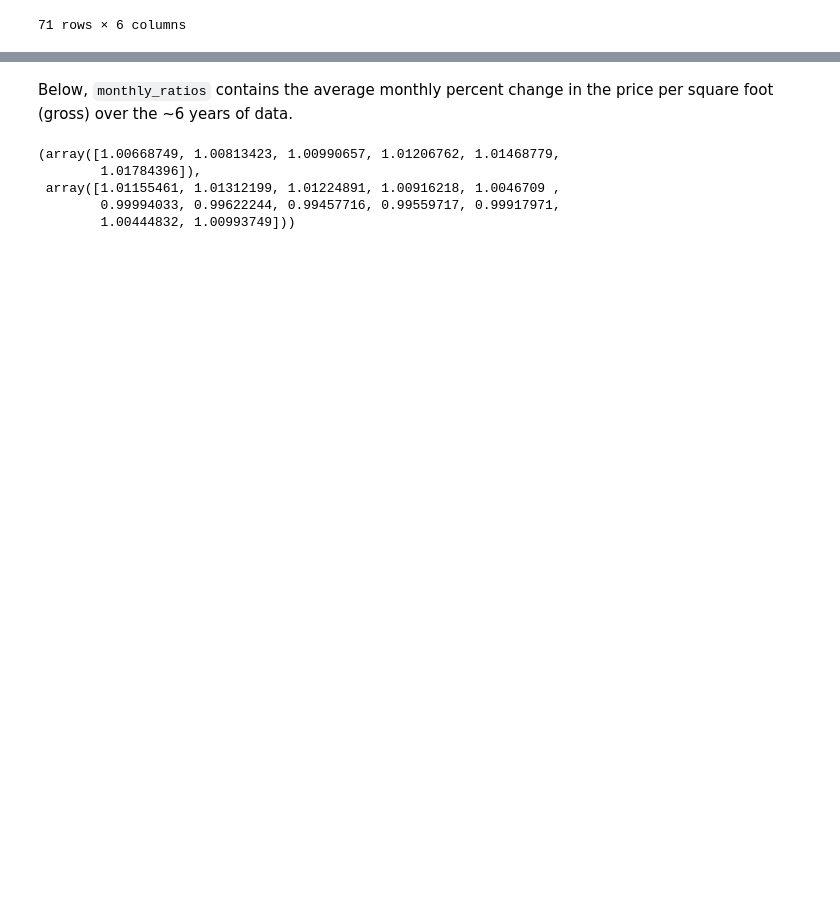
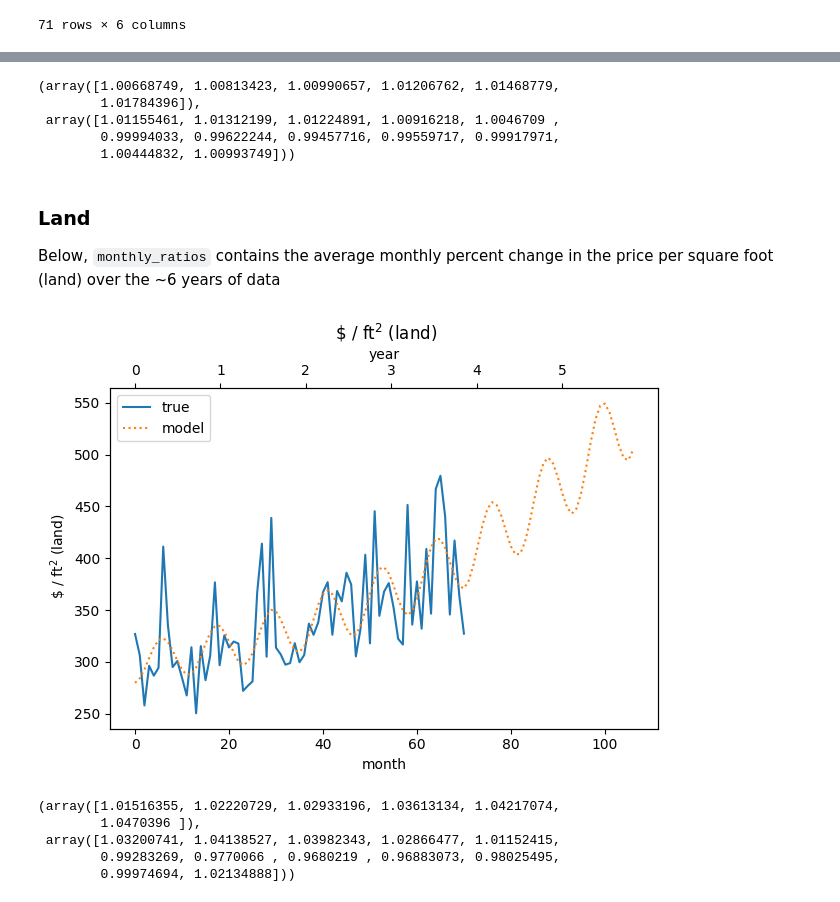
Before and after one commit to seyfdall/Kalman_House, a Jupyter notebook: draft_model.ipynb, the cells around one changed output, grey strips where cells are left out. Saved outputs shown, nothing was run; the diff lists cells and outputs as text; code cells hidden in the pictures; blank space fills up the shorter version.

Commit message:
computed monthly percent changes for land and gross sq ft

```diff
--- a/draft_model.ipynb
+++ b/draft_model.ipynb
@@ -50,11 +52,12 @@ data = data.drop(["NEIGHBORHOOD", "ADDRESS"], axis=1)
 # %%
-data["price_per_land_sq_ft"] = data["SALE PRICE"] / data["LAND SQUARE FEET"]
-data["price_per_gross_sq_ft"] = data["SALE PRICE"] / data["GROSS SQUARE FEET"]
+df["price_per_land_sq_ft"] = df["SALE PRICE"] / df["LAND SQUARE FEET"]
+df["price_per_gross_sq_ft"] = df["SALE PRICE"] / df["GROSS SQUARE FEET"]
 # %%
-grouped = data.groupby(pd.Grouper(key="SALE DATE", freq="ME"))
+grouped = df.groupby(pd.Grouper(key="SALE DATE", freq="ME"))
 means = grouped.mean()
 
 land, gross = means["price_per_land_sq_ft"], means["price_per_gross_sq_ft"]
+datasets = {"land": land, "gross": gross}
 
 means
 # %% [output]
@@ -77,13 +80,15 @@ means
 # %%
-def plot():
-    tls = np.arange(len(gross))
+def plot(name):
+    data = datasets[name]
+
+    tls = np.arange(len(data))
 
     fig, ax = plt.subplots(1, 1)
 
-    ax.plot(tls, gross, color="C0", label="true")
+    ax.plot(tls, data, color="C0", label="true")
 
     ax.set_xlabel("month")
-    ax.set_ylabel(r" \$ / ft$^2$ (gross)")
+    ax.set_ylabel(rf" \$ / ft$^2$ ({name})")
 
     ax2 = ax.twiny()
     ax2.set_xlim(ax.get_xlim())
@@ -91,7 +96,15 @@ def plot():
     ax2.set_xticklabels((tls[::12] / 12).astype(int))
     ax2.set_xlabel("year")
 
-    ax.set_title(r" \$ / ft$^2$ (gross)")
+    ax.set_title(rf" \$ / ft$^2$ ({name})")
     fig.tight_layout()
 
     return fig, ax
+
+
+def model(t, z, a1, a2, b1, b2, b3, b4):
+    return (
+        z
+        + a1 * np.exp(a2 * t / 12)
+        + b1 * np.sin(b2 * 2 * PI / 12 * t + b3) * np.exp(b4 * t / 12)
+    )
@@ -144,8 +133,47 @@ np.round(params, 2), np.round(pcov, 2)
+# %%
+np.round(params, 2), np.round(pcov, 2)
+
+f = lambda t: model(t, *params)
+tls = np.arange(len(data) + 1)
+
+ratios = f(tls + 1) / f(tls)
+reshaped = ratios.reshape(-1, 12)
+monthly_ratios = reshaped.mean(axis=0)
+
+reshaped[:, 0], monthly_ratios
+# %% [output]
+(array([1.00668749, 1.00813423, 1.00990657, 1.01206762, 1.01468779,
+        1.01784396]),
+ array([1.01155461, 1.01312199, 1.01224891, 1.00916218, 1.0046709 ,
+        0.99994033, 0.99622244, 0.99457716, 0.99559717, 0.99917971,
+        1.00444832, 1.00993749]))
 # %% [markdown]
-Below, `monthly_ratios` contains the average monthly percent change in the price per square foot (gross) over the ~6 years of data.
+### Land
+
+Below, `monthly_ratios` contains the average monthly percent change in the price per square foot (land) over the ~6 years of data
+# %%
+name = "land"
+
+data = datasets[name]
+tls = np.arange(len(data))
+
+params, pcov = curve_fit(model, tls, data)
+
+fig, ax = plot(name)
+years = 3
+tls = np.arange(len(data) + years * 12)
+ax.plot(tls, model(tls, *params), label="model", color="C1", ls=":")
+
+ax.legend()
+fig.tight_layout()
+plt.show()
+# %% [output]
+[figure, added]
 # %%
+np.round(params, 2), np.round(pcov, 2)
+
 f = lambda t: model(t, *params)
-tls = np.arange(len(gross) + 1)
+tls = np.arange(len(data) + 1)
 
 ratios = f(tls + 1) / f(tls)
 reshaped = ratios.reshape(-1, 12)
@@ -153,8 +181,8 @@ monthly_ratios = reshaped.mean(axis=0)
 
 reshaped[:, 0], monthly_ratios
 # %% [output]
-(array([1.00668749, 1.00813423, 1.00990657, 1.01206762, 1.01468779,
-        1.01784396]),
- array([1.01155461, 1.01312199, 1.01224891, 1.00916218, 1.0046709 ,
-        0.99994033, 0.99622244, 0.99457716, 0.99559717, 0.99917971,
-        1.00444832, 1.00993749]))
+(array([1.01516355, 1.02220729, 1.02933196, 1.03613134, 1.04217074,
+        1.0470396 ]),
+ array([1.03200741, 1.04138527, 1.03982343, 1.02866477, 1.01152415,
+        0.99283269, 0.9770066 , 0.9680219 , 0.96883073, 0.98025495,
+        0.99974694, 1.02134888]))
```
Also changed, not shown: parts of 9 cells of this notebook.
